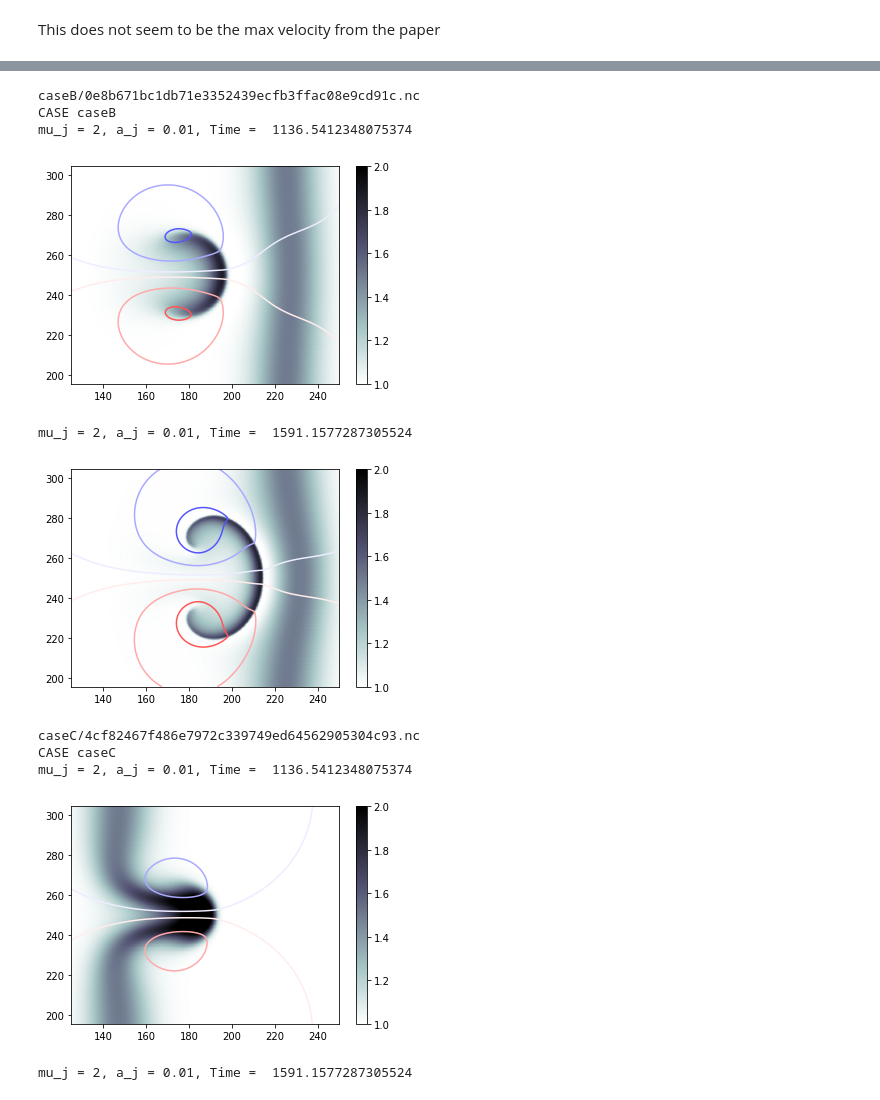
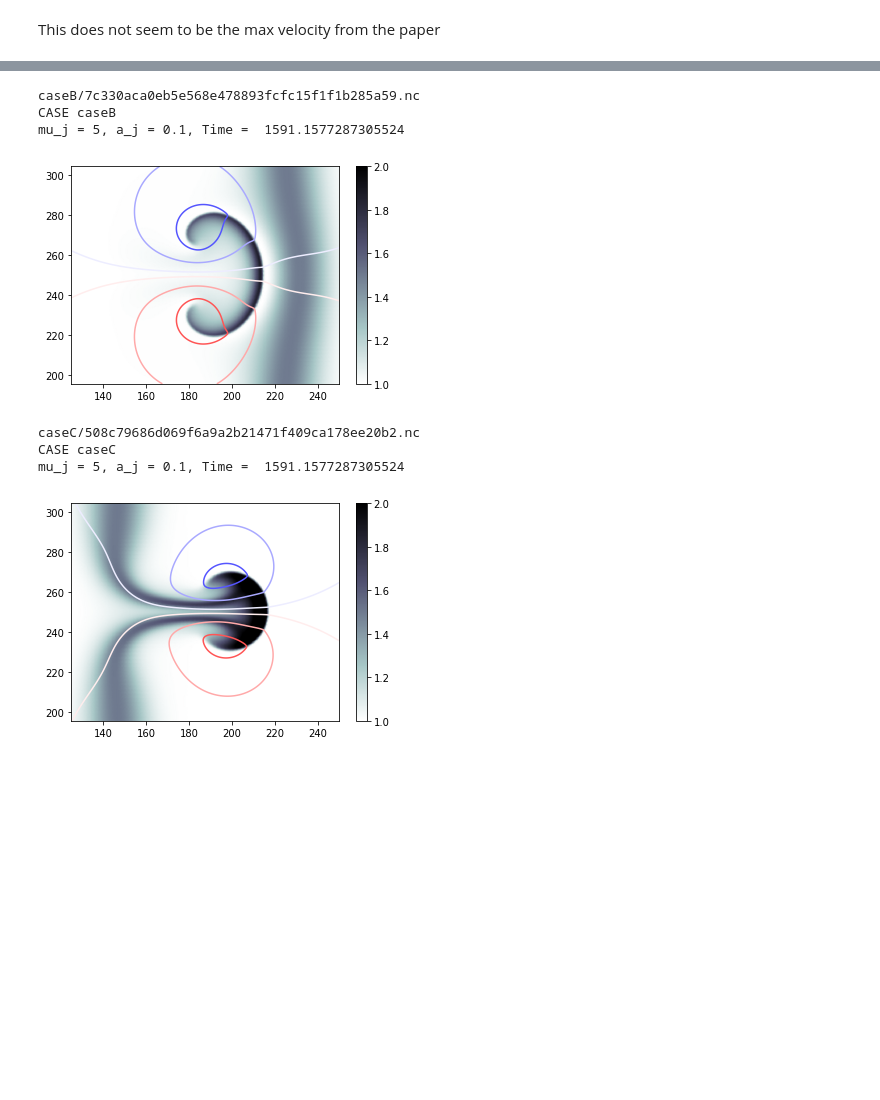
Before and after one commit to mwiesenberger/impurities, a Jupyter notebook: data-analysis.ipynb, the cells around one changed output, grey strips where cells are left out. Saved outputs shown, nothing was run; the diff lists cells and outputs as text; code cells hidden in the pictures; blank space fills up the shorter version.

```diff
--- a/data-analysis.ipynb
+++ b/data-analysis.ipynb
@@ -200,5 +200,5 @@ m = simplesim.Manager( directory = 'caseB', filetype = 'nc')
 # %%
-outfile = m.outfile(m.table()[0])
+outfile = m_caseB.outfile(m_caseB.table()[0])
 ncin = Dataset( outfile, 'r', format="NETCDF4")
 xfi = 256+50
 xli = 1024-512+50
@@ -228,6 +228,6 @@ aj = 0.1, muj = 5, Time =  2045.7742226535674
 # %%
 diag_time = ncin["diag_time"][:]
-com_e = ncin["X_e"][:]
+com_e = ncin["X_i"][:]
 vel_e = common.centered_derivative( diag_time, com_e)
 vel_e[0] = 0
 aj = pp['species'][2]['a']
@@ -242,16 +242,16 @@ Vmax is 0.0032840673937233654
 This does not seem to be the max velocity from the paper
 # %%
 # Figure 6
-m = simplesim.Manager( directory = 'caseC', filetype = 'nc')
+m_caseC = simplesim.Manager( directory = 'caseC', filetype = 'nc')
 # %%
 aj_v = []
 muj_v = []
 vmax_v = []
-for item in m.table() :
-    ncin = Dataset( m.outfile( item), 'r', format="NETCDF4")
+for item in m_caseC.table() :
+    ncin = Dataset( m_caseC.outfile( item), 'r', format="NETCDF4")
     pp = json.loads( ncin.inputfile)
     diag_time = ncin["diag_time"][:]
-    com_e = ncin["X_e"][:]
+    com_e = ncin["X_i"][:]
     vel_e = common.centered_derivative( diag_time, com_e)
     vel_e[0] = 0
     aj = pp['species'][2]['a']
@@ -292,45 +290,42 @@ plt.show()
 # %%
 ## New analogous Figure 4
 for file in ['caseB', 'caseC']:
-    m = simplesim.Manager( directory = file, filetype = 'nc')
+    m_case = simplesim.Manager( directory = file, filetype = 'nc')
     # muj = 5, aj = 0.1
-    for item in m.table():
+    for item in m_case.table():
         if item['species'][2]['mu'] == 5 and item['species'][2]['a'] == 0.1 :
-            outfile = m.outfile( item)
+            outfile = m_case.outfile( item)
             print( outfile)
     print( 'CASE', file)
     ncin = Dataset( outfile, 'r', format="NETCDF4")
     xfi = 256
     xli = 1024-512
     yfi = 400
     yli = 1024-yfi
-    for idx in [5,7] :
+    for idx in [7] :
         x = ncin["x"][xfi:xli]
         y = ncin["y"][yfi:yli]
         vo = ncin["n_e"][idx,yfi:yli,xfi:xli]
         time = ncin["time"][:]
         plt.figure(figsize=(6, 4))
         plt.pcolormesh(x,y,vo,
                        shading='gouraud',
                        cmap = 'bone_r', vmin = 1.0, vmax = 2 )
         plt.colorbar()
         xc = ncin["xc"][yfi:yli,xfi:xli]
         yc = ncin["yc"][yfi:yli,xfi:xli]
         vo = ncin["psi_e"][idx,yfi:yli,xfi:xli]
         plt.contour( xc, yc, vo, levels = [-2,-1,-0.5, -0.1, 0.1,0.5,1,2],
                     cmap = 'seismic',vmin=-3, vmax=3) # range is [-3,3] approx
-        print( "mu_j = 2, a_j = 0.01, Time = ", time[idx])
+        print( "mu_j = 5, a_j = 0.1, Time = ", time[idx])
         plt.show()
     ncin.close()
 # %% [output]
-caseB/0e8b671bc1db71e3352439ecfb3ffac08e9cd91c.nc
+caseB/7c330aca0eb5e568e478893fcfc15f1f1b285a59.nc
 CASE caseB
-mu_j = 2, a_j = 0.01, Time =  1136.5412348075374
+mu_j = 5, a_j = 0.1, Time =  1591.1577287305524
-[figure, old version]
+[figure, new version]
-mu_j = 2, a_j = 0.01, Time =  1591.1577287305524
+caseC/508c79686d069f6a9a2b21471f409ca178ee20b2.nc
+CASE caseC
+mu_j = 5, a_j = 0.1, Time =  1591.1577287305524
-[figure, old version]
+[figure, new version]
-caseC/4cf82467f486e7972c339749ed64562905304c93.nc
-CASE caseC
-mu_j = 2, a_j = 0.01, Time =  1136.5412348075374
-[figure, removed]
-mu_j = 2, a_j = 0.01, Time =  1591.1577287305524
```
Also changed, not shown: parts of 14 cells of this notebook.
